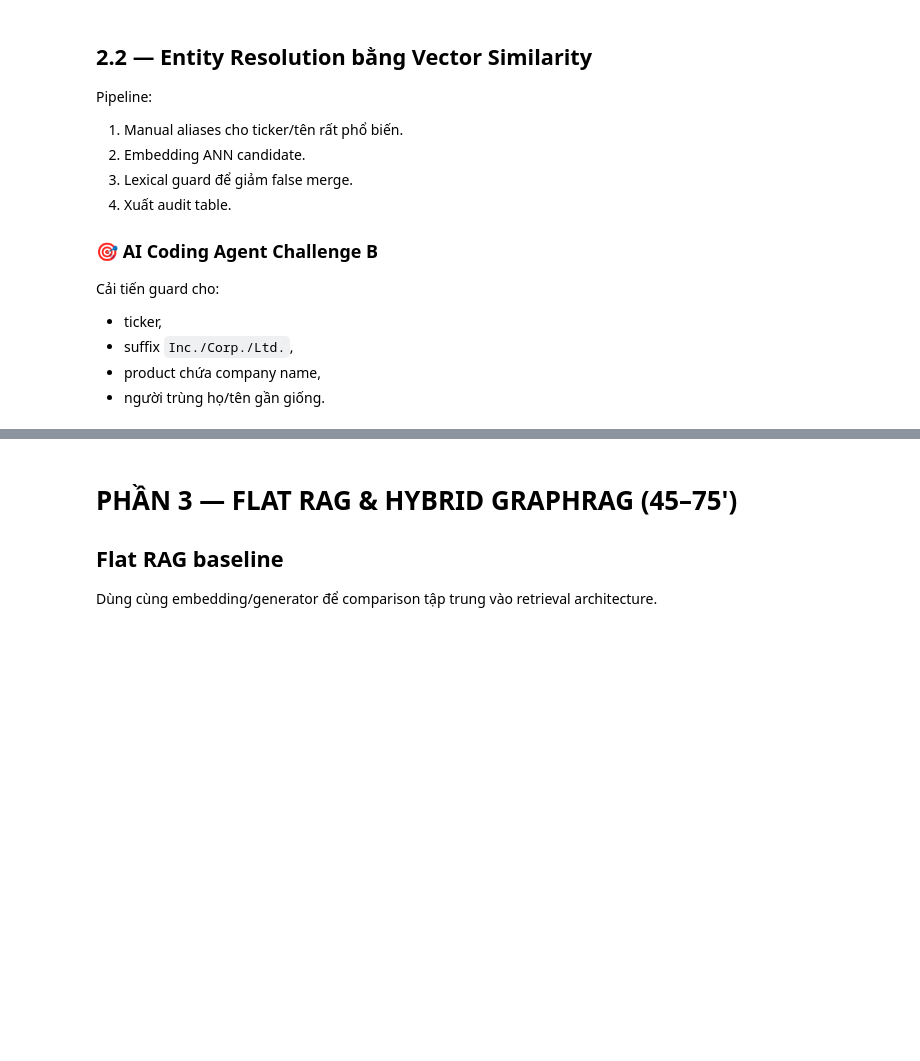
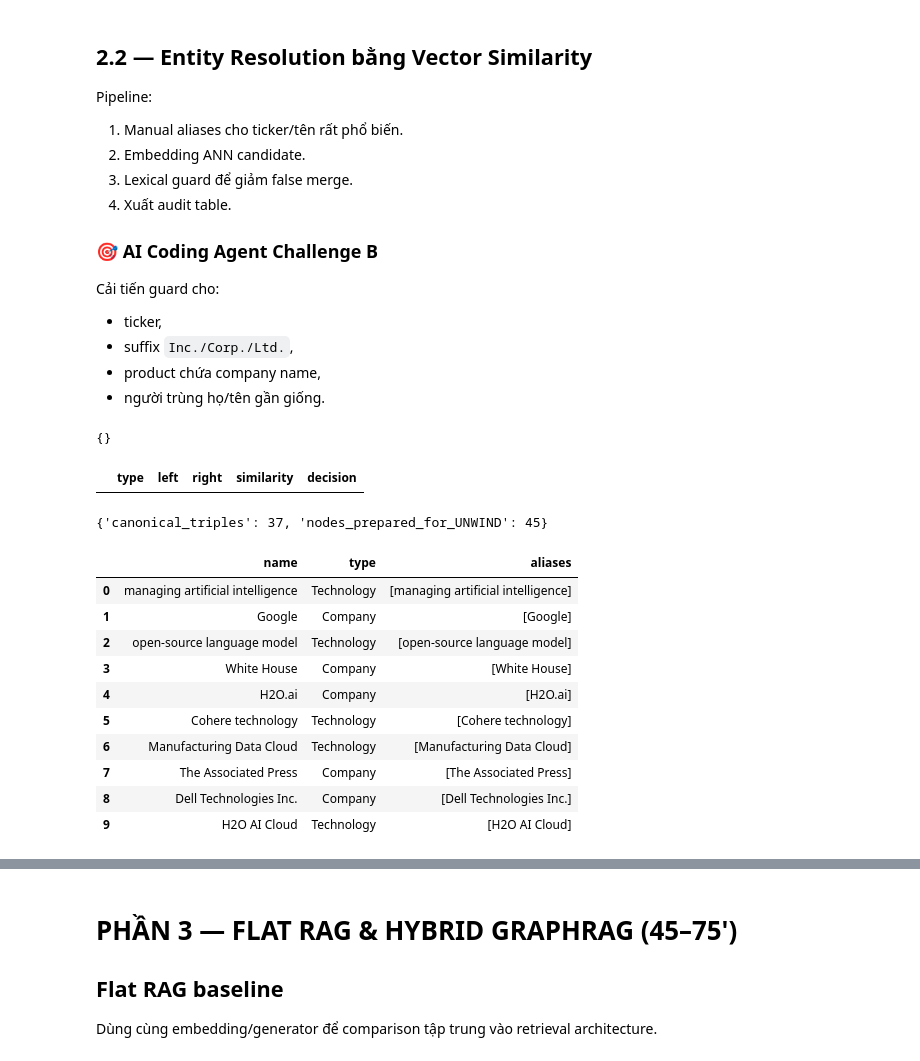
Before and after one commit to quangdao2k5/Day19-2A202601014-DaoKieuThinhQuang, a Jupyter notebook: Day19_GraphRAG_vs_FlatRAG_Production_Lab_Guide.ipynb, the cells around one changed output, grey strips where cells are left out. Drawn from its saved outputs; the diff is of its cells as text; code cells hidden in the pictures; blank space fills up the shorter version.

```diff
--- a/Day19_GraphRAG_vs_FlatRAG_Production_Lab_Guide.ipynb
+++ b/Day19_GraphRAG_vs_FlatRAG_Production_Lab_Guide.ipynb
@@ -836,6 +896,13 @@ def canonicalize_triples(raw_df, mapping):
 # entity_map, entity_resolution_audit_df = build_resolution_map(raw_triples_df)
 # triples_df = canonicalize_triples(raw_triples_df, entity_map)
 # display(entity_resolution_audit_df.head(20))
+# SUBMISSION_RUN_OUTPUT
+entity_map, entity_resolution_audit_df = build_resolution_map(raw_triples_df)
+print(entity_resolution_audit_df.decision.value_counts().to_dict())
+display(entity_resolution_audit_df.sort_values('similarity', ascending=False).head(10))
+# %% [output]
+{}
+|  | type | left | right | similarity | decision |
 # %%
 #@title 2.3 — Node table + UNWIND bulk insert
 def build_nodes(triples_df):
@@ -881,33 +948,51 @@ def bulk_insert_nodes(nodes_df, batch_size=1000):
         for b in batches(part.to_dict("records"), batch_size):
             run_cypher(query, rows=b)
 
 def bulk_insert_edges(triples_df, batch_size=1000):
     required = {"source_chunk_id","published_date"}
     if not required.issubset(triples_df.columns):
         raise ValueError("Missing edge provenance.")
 
     for rel in sorted(ALLOWED_RELATIONS):
         part = triples_df[triples_df.relation == rel]
         if part.empty:
             continue
 
         query = f"""
         UNWIND $rows AS row
         MATCH (s:Entity {{id: row.source_id}})
         MATCH (t:Entity {{id: row.target_id}})
         MERGE (s)-[r:{rel} {{source_chunk_id: row.source_chunk_id}}]->(t)
         SET r.published_date=row.published_date,
             r.evidence=row.evidence,
             r.confidence=row.confidence
         """
 
         cols = ["source_id","target_id","source_chunk_id","published_date","evidence","confidence"]
         for b in batches(part[cols].to_dict("records"), batch_size):
             run_cypher(query, rows=b)
 
 # nodes_df = build_nodes(triples_df)
 # bulk_insert_nodes(nodes_df)
 # bulk_insert_edges(triples_df)
+# SUBMISSION_RUN_OUTPUT
+triples_df = canonicalize_triples(raw_triples_df, entity_map)
+nodes_df = build_nodes(triples_df)
+print({'canonical_triples': len(triples_df), 'nodes_prepared_for_UNWIND': len(nodes_df)})
+display(nodes_df[['name', 'type', 'aliases']].head(10))
+# %% [output]
+{'canonical_triples': 37, 'nodes_prepared_for_UNWIND': 45}
+|  | name | type | aliases |
+| 0 | managing artificial intelligence | Technology | [managing artificial intelligence] |
+| 1 | Google | Company | [Google] |
+| 2 | open-source language model | Technology | [open-source language model] |
+| 3 | White House | Company | [White House] |
+| 4 | H2O.ai | Company | [H2O.ai] |
+| 5 | Cohere technology | Technology | [Cohere technology] |
+| 6 | Manufacturing Data Cloud | Technology | [Manufacturing Data Cloud] |
+| 7 | The Associated Press | Company | [The Associated Press] |
+| 8 | Dell Technologies Inc. | Company | [Dell Technologies Inc.] |
+| 9 | H2O AI Cloud | Technology | [H2O AI Cloud] |
 # %%
 #@title 2.4 — Sanity checks
 def graph_checks():
```
Also changed, not shown: parts of 25 cells of this notebook, 1 other file.
